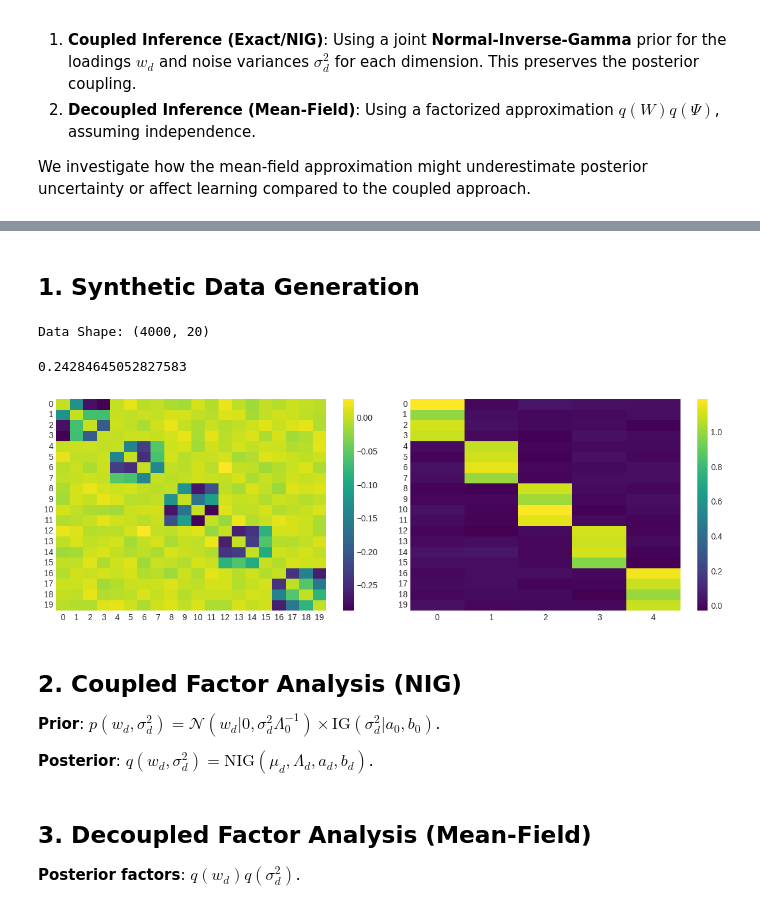
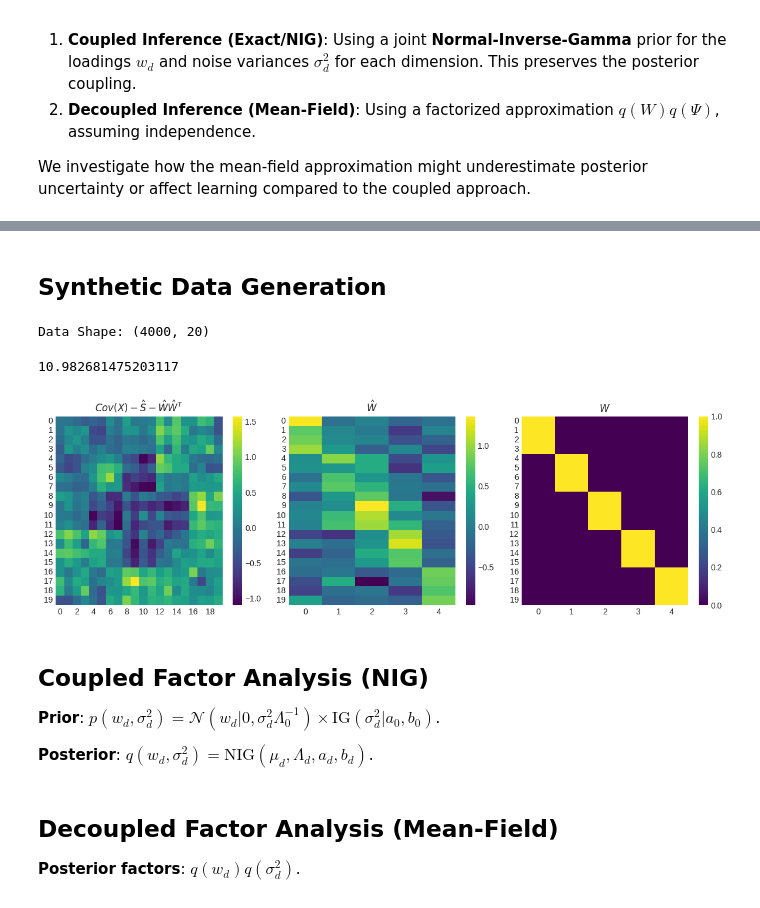
Before and after one commit to dimarkov/notes, a Jupyter notebook: bayesian_factor_analysis_comparison.ipynb, the cells around one changed output, grey strips where cells are left out. Drawn from its saved outputs; the diff is of its cells as text; code cells hidden in the pictures.

```diff
--- a/bayesian_factor_analysis_comparison.ipynb
+++ b/bayesian_factor_analysis_comparison.ipynb
@@ -18,7 +24,7 @@ import procrustes
 np.random.seed(137)
 plt.style.use('seaborn-v0_8-whitegrid')
 # %% [markdown]
-## 1. Synthetic Data Generation
+## Synthetic Data Generation
 # %%
 # Dimensions
 N = 4000
@@ -47,31 +53,36 @@ print(f"Data Shape: {X_centered.shape}")
 Data Shape: (4000, 20)
 # %%
 # fa initializer
-
 def initialize_params(X, rank=1):
     U, s, Vh = linalg.svd(X, full_matrices=False)
 
     A = Vh.T @ np.diag(s) / np.sqrt(len(X))
     B = A[:, rank:]
     A = A[:, :rank]
 
     return A, np.sum(np.square(B), -1)
 
-A, sig_sqr = initialize_params(X, rank=K)
+ns = 8
+A, sig_sqr = initialize_params(X_centered[:ns], rank=K)
 
-fig, axes = plt.subplots(1, 2, figsize=(12, 4))
+fig, axes = plt.subplots(1, 3, figsize=(12, 4))
 
 sns.heatmap(np.cov(X_centered.T) - np.diag(sig_sqr) - A @ A.T, cmap='viridis', ax=axes[0])
-res = procrustes.rotational(A, W_true)
+axes[0].set_title(r'$Cov(X) - \hat{S} - \hat{W} \hat{W}^T$')
+res = procrustes.orthogonal(A, W_true)
 print(res.error)
 sns.heatmap(res.new_a @ res.t, cmap='viridis', ax=axes[1])
+axes[1].set_title(r'$\hat{W}$')
+
+sns.heatmap(W_true, cmap='viridis', ax=axes[2])
+axes[2].set_title(r"$W$")
 
 fig.tight_layout()
 # %% [output]
-0.24284645052827583
+10.982681475203117
-[figure, old version]
+[figure, new version]
 # %% [markdown]
-## 2. Coupled Factor Analysis (NIG)
+## Coupled Factor Analysis (NIG)
 
 **Prior**: $p(w_d, \sigma_d^2) = \mathcal{N}(w_d | 0, \sigma_d^2 \Lambda_0^{-1}) \times \text{IG}(\sigma_d^2 | a_0, b_0)$.
 
@@ -199,7 +210,7 @@ class CoupledFA:
 
         return self.elbo_history
 # %% [markdown]
-## 3. Decoupled Factor Analysis (Mean-Field)
+## Decoupled Factor Analysis (Mean-Field)
 
 **Posterior factors**: $q(w_d)q(\sigma_d^2)$.
 # %%
```
Also changed, not shown: parts of 13 cells of this notebook.
